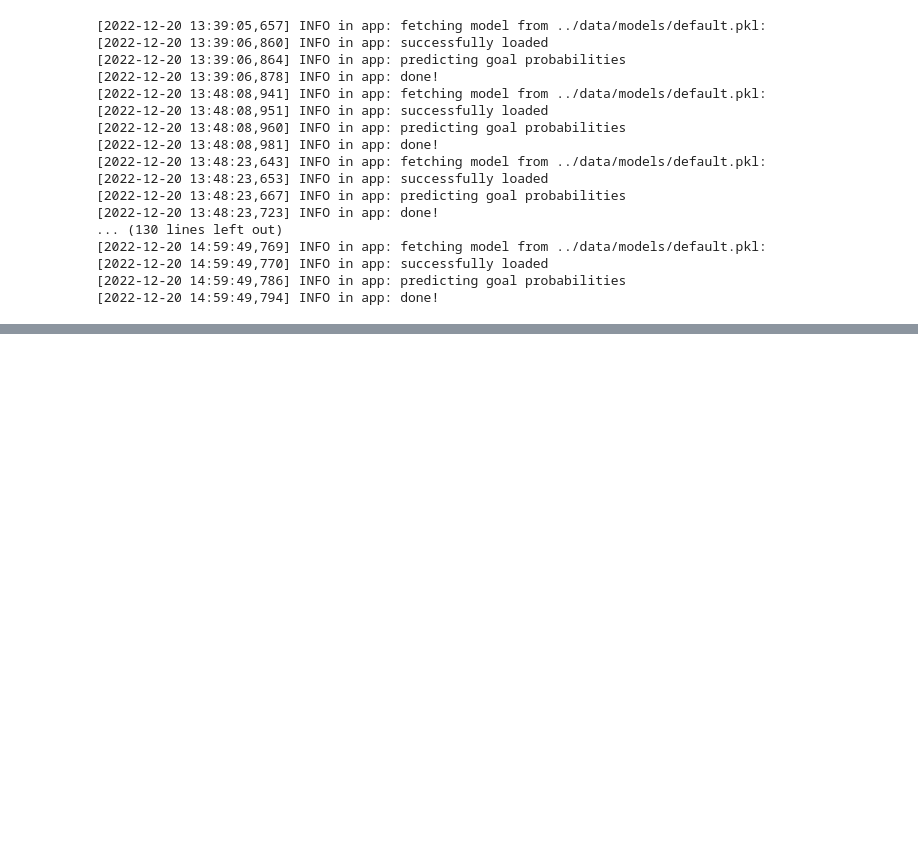
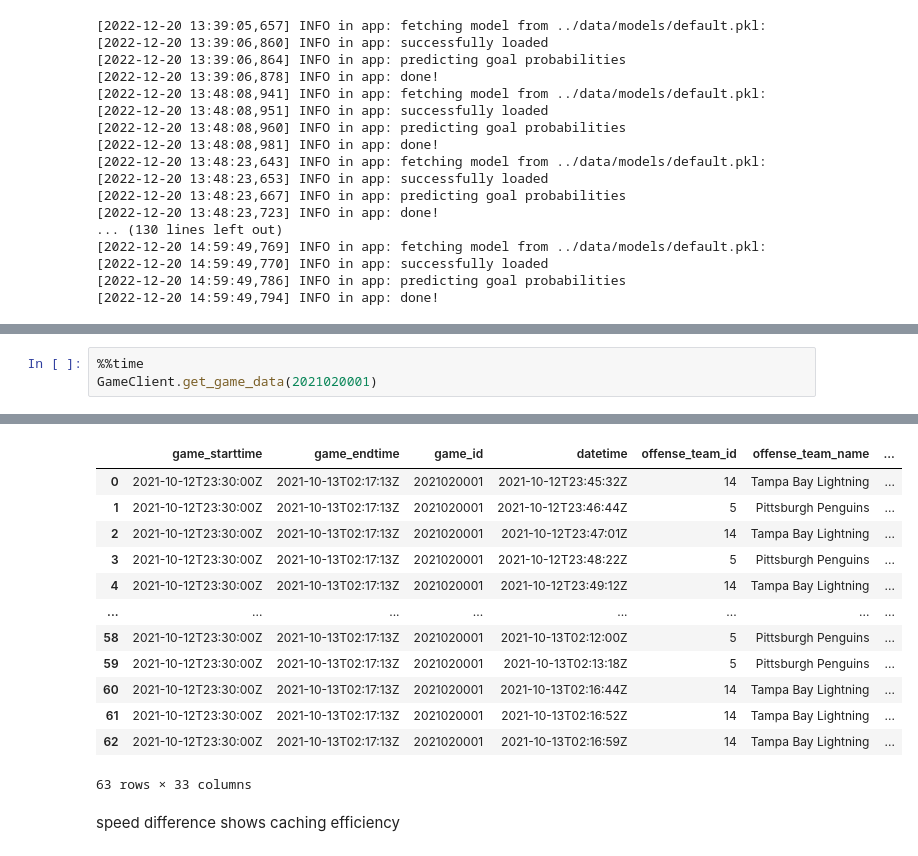
Before and after one commit to williamGlazer/IFT6758, a Jupyter notebook: notebooks/10.test-flask.ipynb, the cells around one changed output, grey strips where cells are left out. Cells and saved outputs as stored; diff of their text form; blank space fills up the shorter version.

```diff
--- a/notebooks/10.test-flask.ipynb
+++ b/notebooks/10.test-flask.ipynb
@@ -87,0 +109,4 @@ print(logs)
+# %%
+%%time
+GameClient.get_game_data(2021020001)
+# %% [output]
@@ -87,0 +115,15 @@ print(logs)
+|  | game_starttime | game_endtime | game_id | datetime | offense_team_id | offense_team_name | ... |
+| 0 | 2021-10-12T23:30:00Z | 2021-10-13T02:17:13Z | 2021020001 | 2021-10-12T23:45:32Z | 14 | Tampa Bay Lightning | ... |
+| 1 | 2021-10-12T23:30:00Z | 2021-10-13T02:17:13Z | 2021020001 | 2021-10-12T23:46:44Z | 5 | Pittsburgh Penguins | ... |
+| 2 | 2021-10-12T23:30:00Z | 2021-10-13T02:17:13Z | 2021020001 | 2021-10-12T23:47:01Z | 14 | Tampa Bay Lightning | ... |
+| 3 | 2021-10-12T23:30:00Z | 2021-10-13T02:17:13Z | 2021020001 | 2021-10-12T23:48:22Z | 5 | Pittsburgh Penguins | ... |
+| 4 | 2021-10-12T23:30:00Z | 2021-10-13T02:17:13Z | 2021020001 | 2021-10-12T23:49:12Z | 14 | Tampa Bay Lightning | ... |
+| ... | ... | ... | ... | ... | ... | ... | ... |
+| 58 | 2021-10-12T23:30:00Z | 2021-10-13T02:17:13Z | 2021020001 | 2021-10-13T02:12:00Z | 5 | Pittsburgh Penguins | ... |
+| 59 | 2021-10-12T23:30:00Z | 2021-10-13T02:17:13Z | 2021020001 | 2021-10-13T02:13:18Z | 5 | Pittsburgh Penguins | ... |
+| 60 | 2021-10-12T23:30:00Z | 2021-10-13T02:17:13Z | 2021020001 | 2021-10-13T02:16:44Z | 14 | Tampa Bay Lightning | ... |
+| 61 | 2021-10-12T23:30:00Z | 2021-10-13T02:17:13Z | 2021020001 | 2021-10-13T02:16:52Z | 14 | Tampa Bay Lightning | ... |
+| 62 | 2021-10-12T23:30:00Z | 2021-10-13T02:17:13Z | 2021020001 | 2021-10-13T02:16:59Z | 14 | Tampa Bay Lightning | ... |
+63 rows × 33 columns
+# %% [markdown]
+speed difference shows caching efficiency
```
Also changed, not shown: parts of 3 cells of this notebook, 1 other file.
